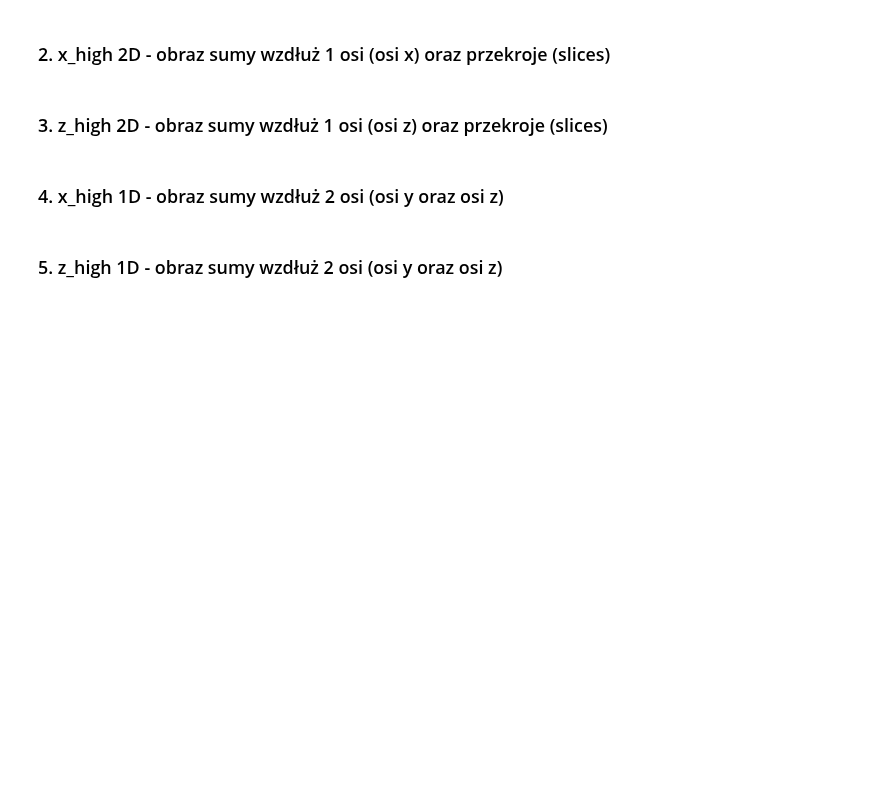
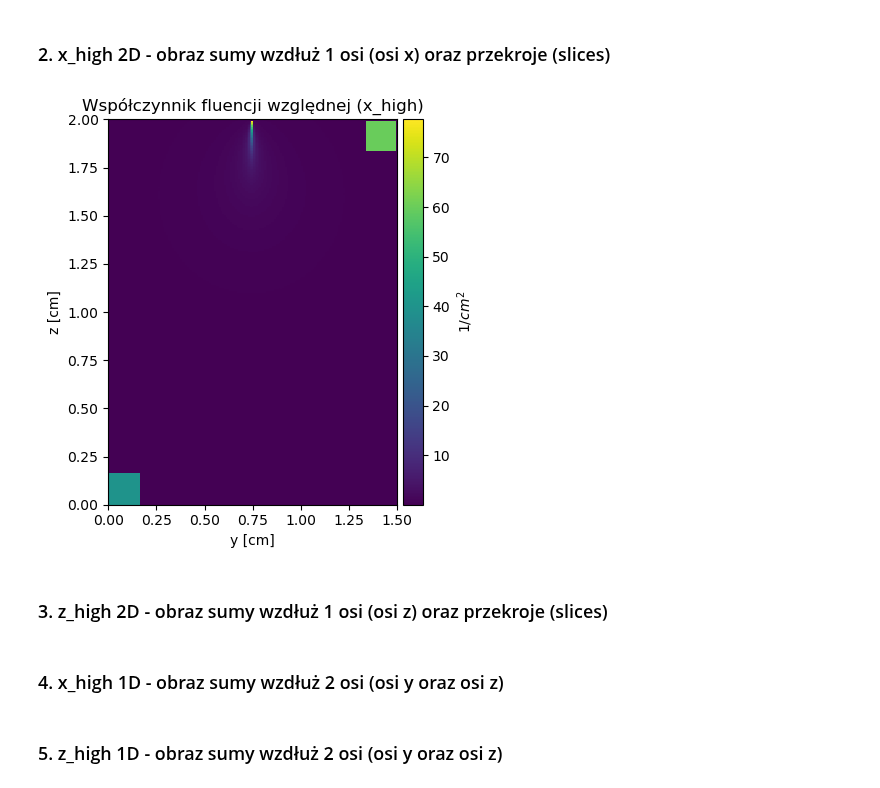
Before and after one commit to Mateuszq28/monte-carlo-sim-benchmark, a Jupyter notebook: compare_cubes/compare_work_in_progress.ipynb, the cells around one changed output. Drawn from its saved outputs; the diff is of its cells as text; code cells hidden in the pictures; blank space fills up the shorter version.

Commit message:
one chart

```diff
--- a/compare_cubes/compare_work_in_progress.ipynb
+++ b/compare_cubes/compare_work_in_progress.ipynb
@@ -680,5 +824,66 @@ def make_frames(cub_list, arr_list):
 # %% [markdown]
 ### 2. x_high 2D - obraz sumy wzdłuż 1 osi (osi x) oraz przekroje (slices)
+# %%
+def heatmap2d(arr: np.ndarray, bins_per_cm, title=None):
+    # WARNING! if it's a sum along axis, remmember to divide by len(of this axis)
+    # do it before giving it to heatmap2d function
+    # hint for debugging: search for this comment and go through function references
+    if title is None:
+        title = "Współczynnik fluencji względnej"
+
+    extent=[0, arr.shape[0]/bins_per_cm, 0, arr.shape[1]/bins_per_cm] # podziałka legendy
+    plt.imshow(np.flip(arr.transpose(), axis=(0)), cmap='viridis', interpolation="none", extent=extent)
+
+    xlab = ""
+    ylab = ""
+    if "x_high" in title:
+        xlab = "y [cm]"
+        ylab = "z [cm]"
+        title = "Współczynnik fluencji względnej (x_high)"
+    if "y_high" in title:
+        xlab = "x [cm]"
+        ylab = "z [cm]"
+        title = "Współczynnik fluencji względnej (y_high)"
+    if "z_high" in title:
+        xlab = "x [cm]"
+        ylab = "y [cm]"
+        title = "Współczynnik fluencji względnej (z_high)"
+    plt.xlabel(xlab)
+    plt.ylabel(ylab)
+    plt.title(title)
+
+    cb = plt.colorbar(pad=0.010)
+    cb.set_label(r'$ 1/cm^2 $')
+
+    # plt.tight_layout()
+
+    # manager = plt.get_current_fig_manager()
+    # manager.window.showMaximized()
+
+    plt.show()
+
+
+
+
+
+c = 2
+i = 6
+arr = all_cubes[0]['frames'][i]
+arr1 = arr
+arr2 = all_cubes[c]['frames'][i]
+bins_per_cm = all_cubes[0]['bins_per_1_cm']
+title = all_cubes[0]['frame_shortnames'][i]
+
+# check axis
+arr = arr.copy()
+arr[0:20, 0:20] = 40 # niskie wartości, początek (0,0)
+arr[-20:-1, -20:-1] = 60 # wysokie wartości, koniec (1.5, 2.0)
+
+heatmap2d(arr, bins_per_cm, title=title)
+# heatmap2d_log10(arr, bins_per_cm, title=None)
+# plot2_heatmap2d(arr1, arr2, title1=None, title2=None)
+# %% [output]
+[figure, added]
 # %% [markdown]
 ### 3. z_high 2D - obraz sumy wzdłuż 1 osi (osi z) oraz przekroje (slices)
 # %% [markdown]
```
Also changed, not shown: parts of 4 cells of this notebook.
